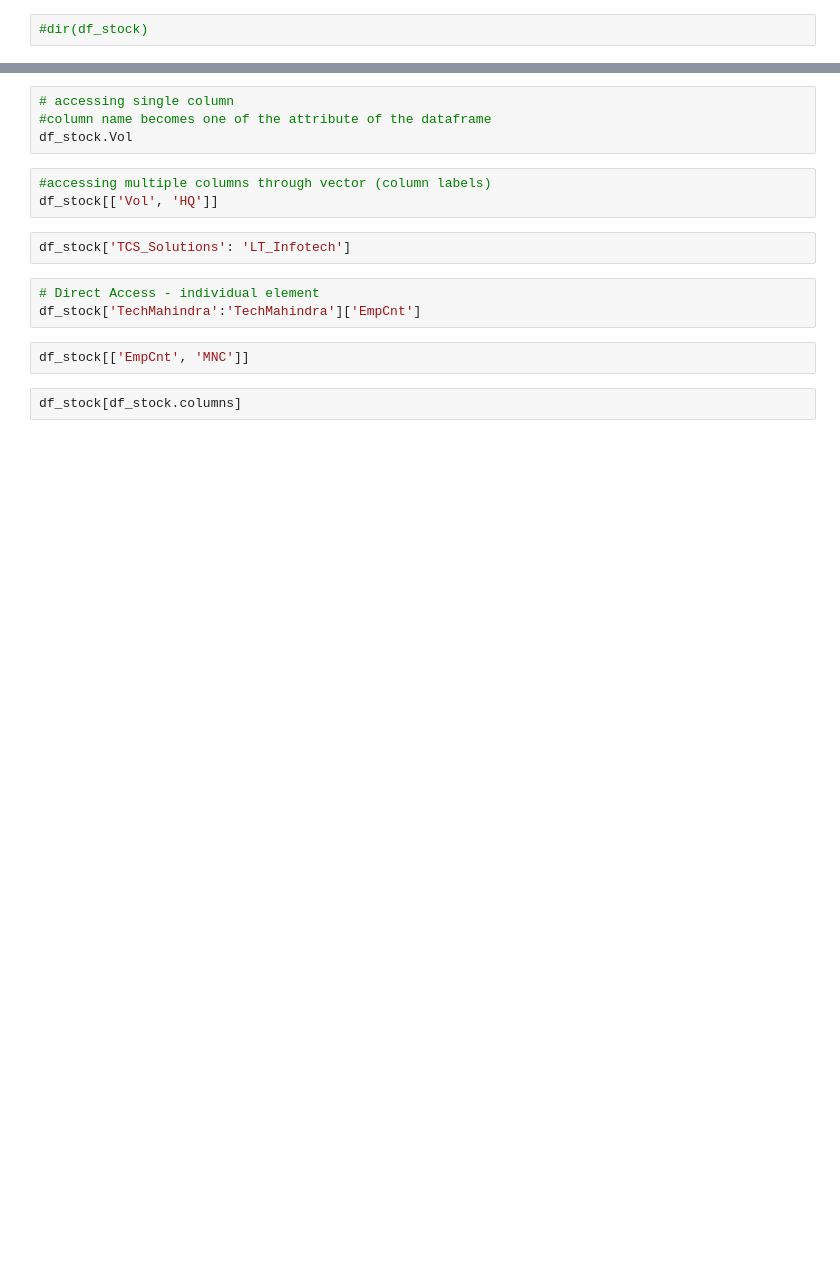
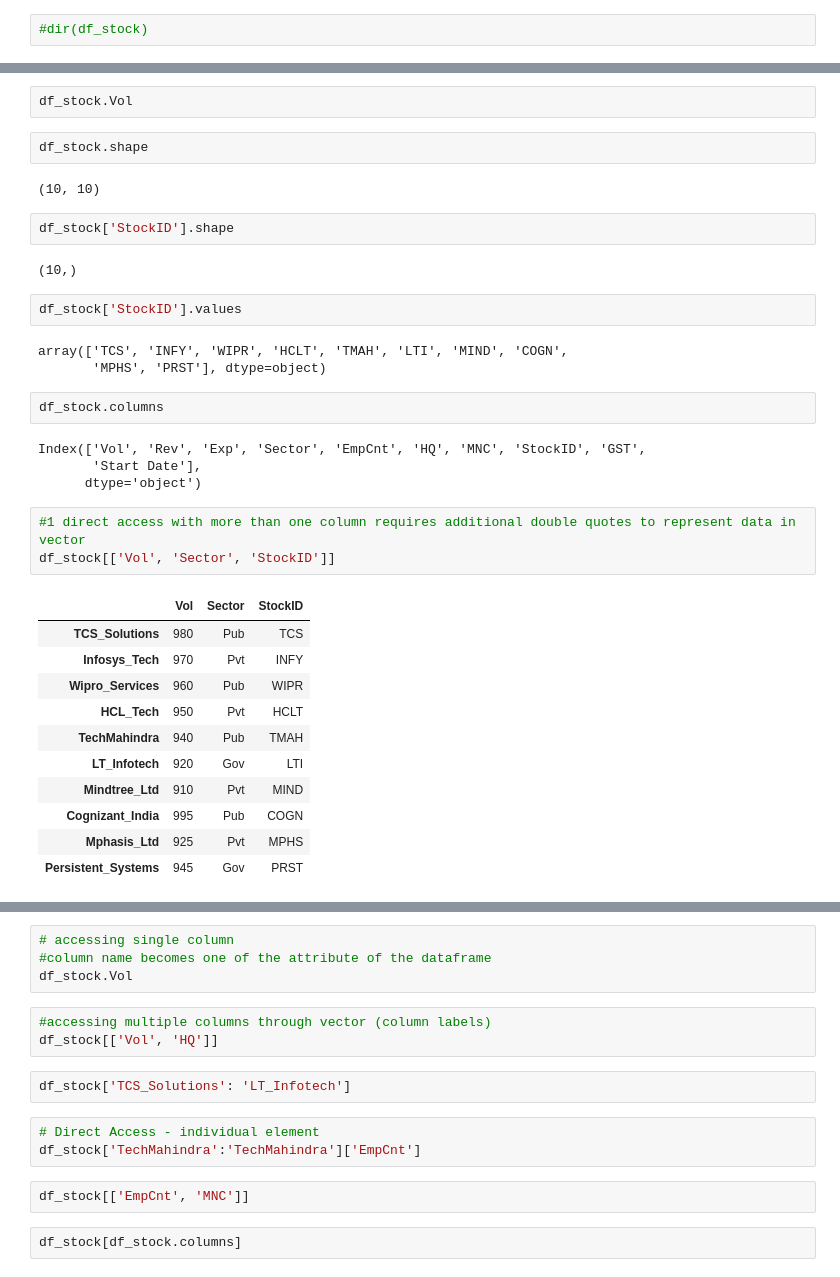
Before and after one commit to vidyadharbendre/learn_advanced_python_using_examples, a Jupyter notebook: notebooks/Advanced/advanced_python_programming_2.ipynb, the cells around one changed output, grey strips where cells are left out. Drawn from its saved outputs; the diff is of its cells as text; blank space fills up the shorter version.

```diff
--- a/notebooks/Advanced/advanced_python_programming_2.ipynb
+++ b/notebooks/Advanced/advanced_python_programming_2.ipynb
@@ -1327,0 +1373,36 @@ df_stock.columns
+# %%
+df_stock.Vol
+# %%
+df_stock.shape
+# %% [output]
+(10, 10)
+# %%
+df_stock['StockID'].shape
+# %% [output]
+(10,)
+# %%
+df_stock['StockID'].values
+# %% [output]
+array(['TCS', 'INFY', 'WIPR', 'HCLT', 'TMAH', 'LTI', 'MIND', 'COGN',
+       'MPHS', 'PRST'], dtype=object)
+# %%
+df_stock.columns
+# %% [output]
+Index(['Vol', 'Rev', 'Exp', 'Sector', 'EmpCnt', 'HQ', 'MNC', 'StockID', 'GST',
+       'Start Date'],
+      dtype='object')
+# %%
+#1 direct access with more than one column requires additional double quotes to represent data in vector
+df_stock[['Vol', 'Sector', 'StockID']]
+# %% [output]
+|  | Vol | Sector | StockID |
+| TCS_Solutions | 980 | Pub | TCS |
+| Infosys_Tech | 970 | Pvt | INFY |
+| Wipro_Services | 960 | Pub | WIPR |
+| HCL_Tech | 950 | Pvt | HCLT |
+| TechMahindra | 940 | Pub | TMAH |
+| LT_Infotech | 920 | Gov | LTI |
+| Mindtree_Ltd | 910 | Pvt | MIND |
+| Cognizant_India | 995 | Pub | COGN |
+| Mphasis_Ltd | 925 | Pvt | MPHS |
+| Persistent_Systems | 945 | Gov | PRST |
```
Also changed, not shown: parts of 42 cells of this notebook.
